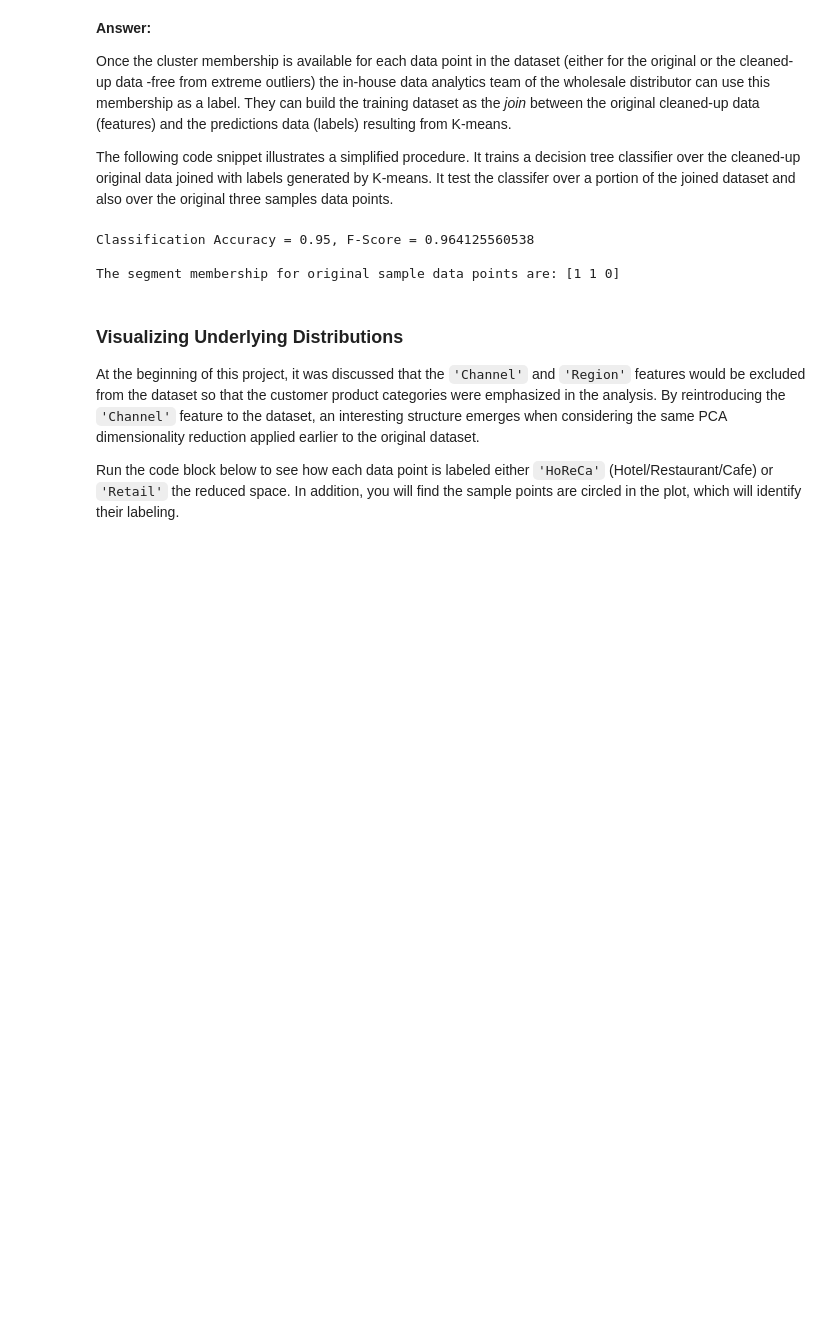
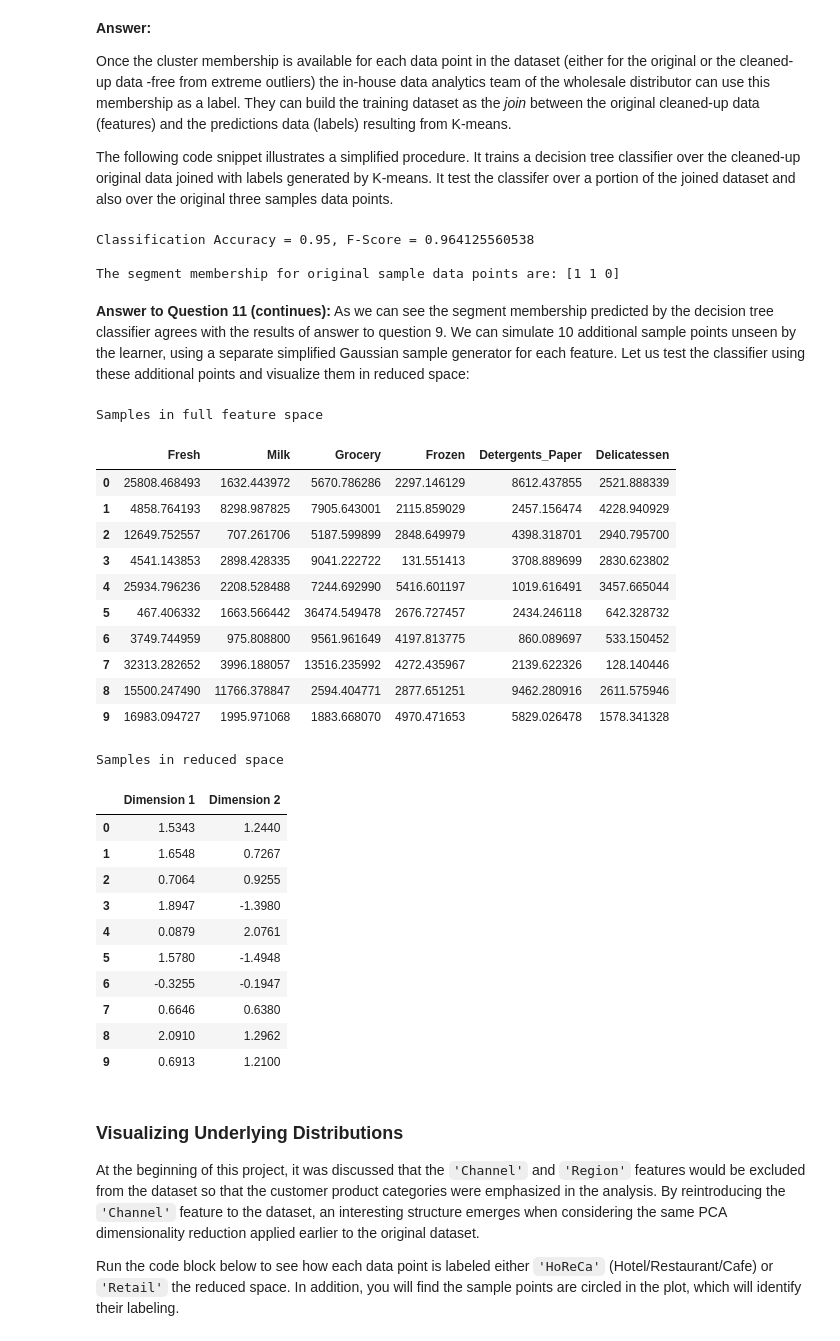
Before and after one commit to juanerolon/Customer-Segmentation-Analysis, a Jupyter notebook: customer_segments.ipynb, the cells around one changed output. Cells and saved outputs as stored; diff of their text form; code cells hidden in the pictures; blank space fills up the shorter version.

Commit message:
updated ans to question 11

```diff
--- a/customer_segments.ipynb
+++ b/customer_segments.ipynb
@@ -915,6 +915,65 @@ print "The segment membership for original sample data points are: {}".format(pr
 Classification Accuracy = 0.95, F-Score = 0.964125560538
 
 The segment membership for original sample data points are: [1 1 0]
+# %% [markdown]
+**Answer to Question 11 (continues):**
+As we can see the segment membership predicted by the decision tree classifier agrees with the results of answer to question 9. We can simulate 10 additional sample points unseen by the learner, using a separate simplified Gaussian sample generator for each feature. Let us test the classifier using these additional points and visualize them in reduced space:
+# %%
+#Generate 10 sample points using Gaussian sample generators
+cols = list(data.columns)
+stats_good_data = true_good_data.describe()
+simdata = []
+#Simulate a gaussian process for each feature
+#Gaussian parameters set by simplified descriptive mean and std
+#Consider only positive values...(crude step, but works as long as it does not create ouliers)
+for feat in cols:
+    mu = stats_good_data[feat]['mean']
+    sigma = stats_good_data[feat]['std']
+    rs = list(np.abs(np.random.normal(mu, sigma, 10)))
+    simdata.append(rs)
+frame = []
+for i in range(10):
+    tmp =[]
+    for s in simdata:
+        tmp.append(s[i])
+    frame.append(tmp)
+#Build pandas dataframe
+simdata_df = pd.DataFrame.from_records(frame, columns=cols)
+#Gaussian generated samples:"
+print "Samples in full feature space"
+display(simdata_df)
+#Transform data and feed it to the PCA
+log_simdata = np.log(simdata_df)
+pca2 = PCA(n_components=2)
+pca2.fit(good_data)
+pca2_simdata = pca2.transform(log_simdata)
+print "Samples in reduced space"
+display(pd.DataFrame(np.round(pca2_simdata, 4), columns = ['Dimension 1', 'Dimension 2']))
+# %% [output]
+Samples in full feature space
+|  | Fresh | Milk | Grocery | Frozen | Detergents_Paper | Delicatessen |
+| 0 | 25808.468493 | 1632.443972 | 5670.786286 | 2297.146129 | 8612.437855 | 2521.888339 |
+| 1 | 4858.764193 | 8298.987825 | 7905.643001 | 2115.859029 | 2457.156474 | 4228.940929 |
+| 2 | 12649.752557 | 707.261706 | 5187.599899 | 2848.649979 | 4398.318701 | 2940.795700 |
+| 3 | 4541.143853 | 2898.428335 | 9041.222722 | 131.551413 | 3708.889699 | 2830.623802 |
+| 4 | 25934.796236 | 2208.528488 | 7244.692990 | 5416.601197 | 1019.616491 | 3457.665044 |
+| 5 | 467.406332 | 1663.566442 | 36474.549478 | 2676.727457 | 2434.246118 | 642.328732 |
+| 6 | 3749.744959 | 975.808800 | 9561.961649 | 4197.813775 | 860.089697 | 533.150452 |
+| 7 | 32313.282652 | 3996.188057 | 13516.235992 | 4272.435967 | 2139.622326 | 128.140446 |
+| 8 | 15500.247490 | 11766.378847 | 2594.404771 | 2877.651251 | 9462.280916 | 2611.575946 |
+| 9 | 16983.094727 | 1995.971068 | 1883.668070 | 4970.471653 | 5829.026478 | 1578.341328 |
+Samples in reduced space
+|  | Dimension 1 | Dimension 2 |
+| 0 | 1.5343 | 1.2440 |
+| 1 | 1.6548 | 0.7267 |
+| 2 | 0.7064 | 0.9255 |
+| 3 | 1.8947 | -1.3980 |
+| 4 | 0.0879 | 2.0761 |
+| 5 | 1.5780 | -1.4948 |
+| 6 | -0.3255 | -0.1947 |
+| 7 | 0.6646 | 0.6380 |
+| 8 | 2.0910 | 1.2962 |
+| 9 | 0.6913 | 1.2100 |
 # %% [markdown]
 ### Visualizing Underlying Distributions
 
```
